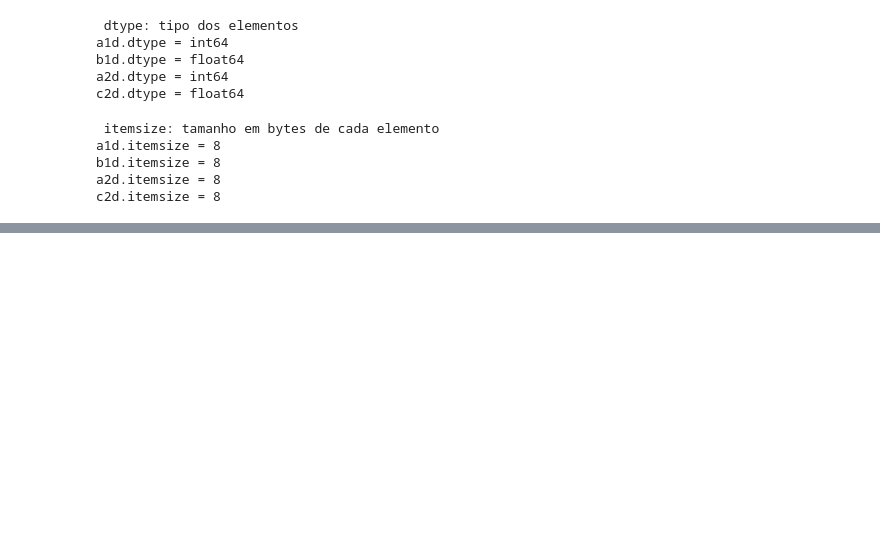
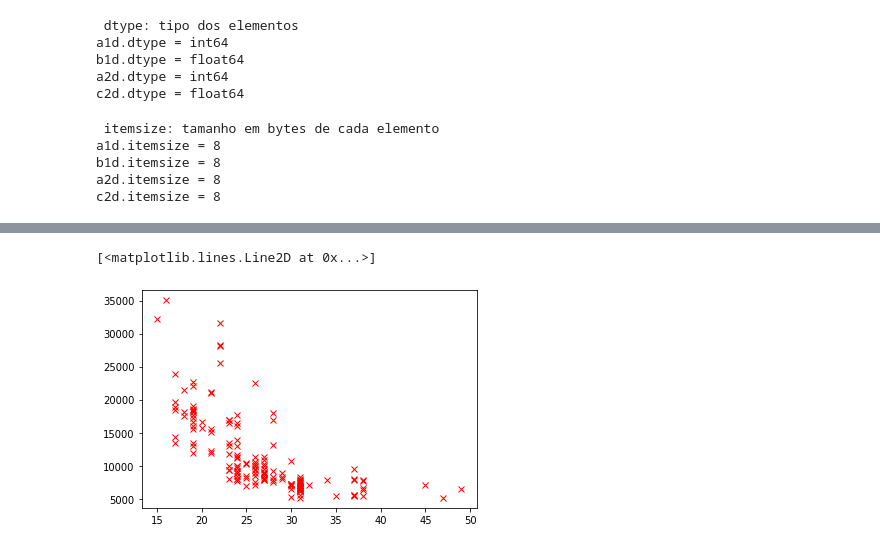
Before and after one commit to AlexsanderPessoa/Agro_bibliotecas, a Jupyter notebook: agro_bibliotecas.ipynb, the cells around one changed output, grey strips where cells are left out. Saved outputs shown, nothing was run; the diff lists cells and outputs as text; code cells hidden in the pictures; blank space fills up the shorter version.

```diff
--- a/agro_bibliotecas.ipynb
+++ b/agro_bibliotecas.ipynb
@@ -1139,0 +1328,6 @@ c2d.itemsize = 8
+# %%
+# aqui o marcador é vermelho em formato `x`
+plt.plot(auto['city-mpg'], auto['price'], 'xr')
+# %% [output]
+[<matplotlib.lines.Line2D at 0x...>]
+[figure, added]
```
Also changed, not shown: parts of 29 cells of this notebook.
